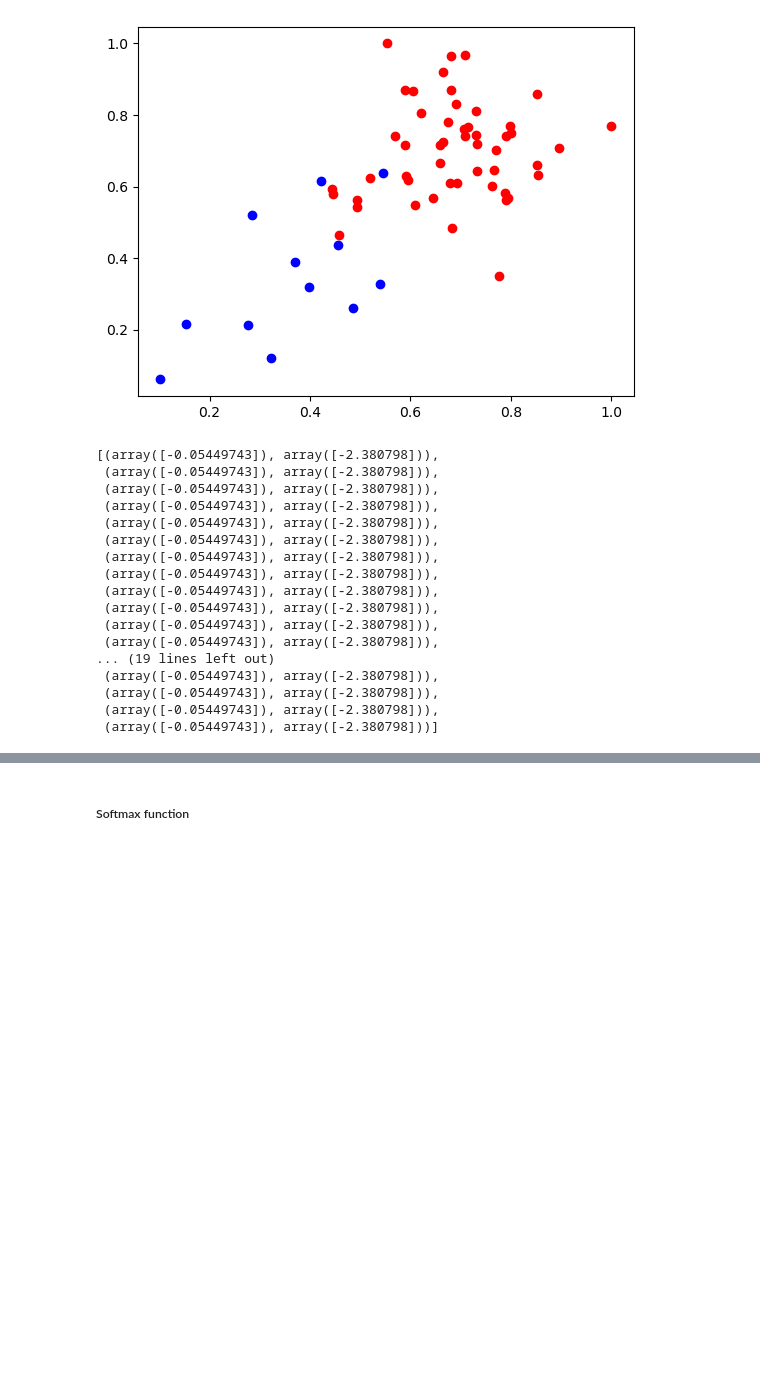
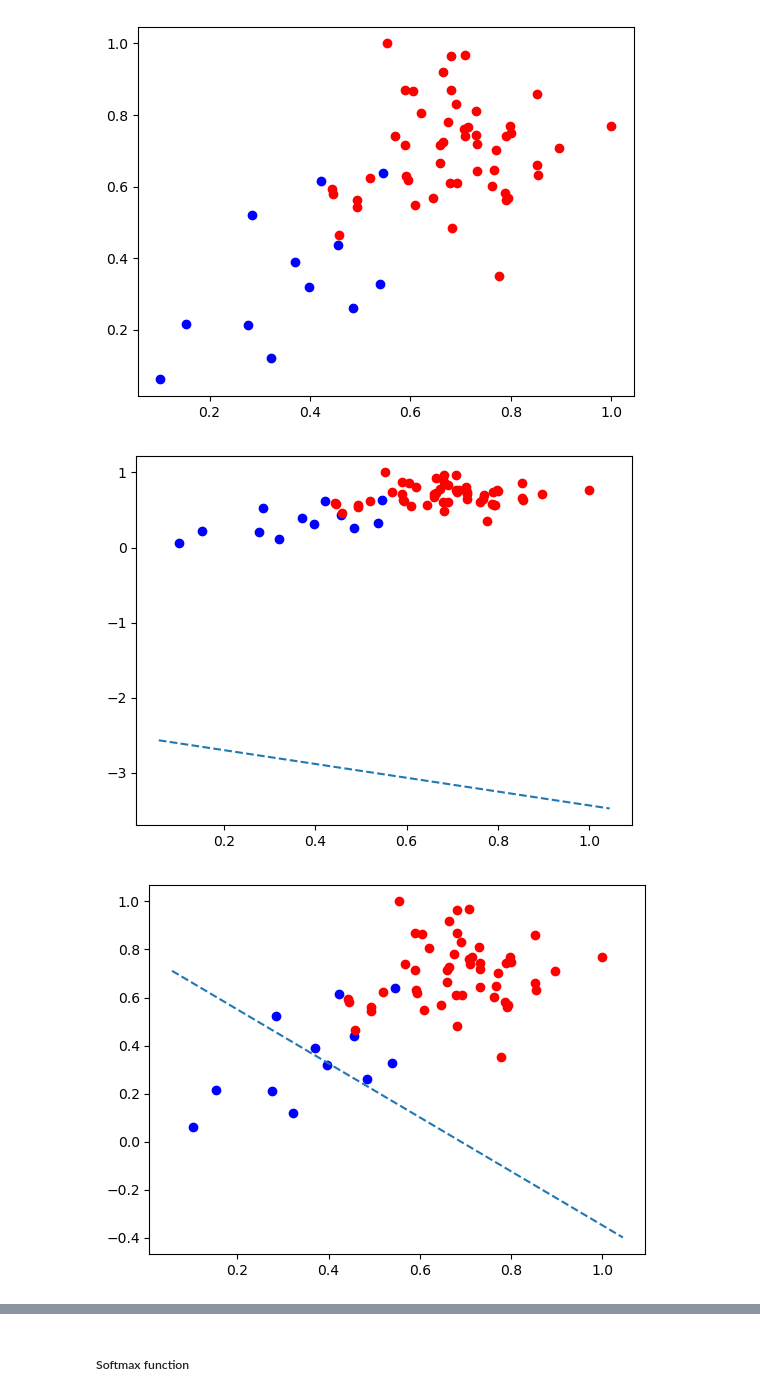
Before and after one commit to ashif-ali/Deep-Learning, a Jupyter notebook: Deep Learning Basics/Basic Perceptron.ipynb, the cells around one changed output, grey strips where cells are left out. Cells and saved outputs as stored; diff of their text form; code cells hidden in the pictures; blank space fills up the shorter version.

```diff
--- a/Deep Learning Basics/Basic Perceptron.ipynb
+++ b/Deep Learning Basics/Basic Perceptron.ipynb
@@ -64,21 +64,22 @@ def trainPerceptron(X, y, lr, n_epochs):
     return lines
-# %%
-trainPerceptron(X.T, y, lr=0.01, n_epochs=35)
-# %% [output]
-[(array([-0.05449743]), array([-2.380798])),
- (array([-0.05449743]), array([-2.380798])),
- (array([-0.05449743]), array([-2.380798])),
- (array([-0.05449743]), array([-2.380798])),
- (array([-0.05449743]), array([-2.380798])),
- (array([-0.05449743]), array([-2.380798])),
- (array([-0.05449743]), array([-2.380798])),
- (array([-0.05449743]), array([-2.380798])),
- (array([-0.05449743]), array([-2.380798])),
- (array([-0.05449743]), array([-2.380798])),
- (array([-0.05449743]), array([-2.380798])),
- (array([-0.05449743]), array([-2.380798])),
-... (19 lines left out)
- (array([-0.05449743]), array([-2.380798])),
- (array([-0.05449743]), array([-2.380798])),
- (array([-0.05449743]), array([-2.380798])),
- (array([-0.05449743]), array([-2.380798]))]
+# %%
+res = trainPerceptron(X.T, y, lr=0.1, n_epochs=10)
+
+
+
+def abline(slope, intercept):
+    """Plot a line from slope and intercept"""
+    axes = plt.gca()
+    x_vals = np.array(axes.get_xlim())
+    y_vals = intercept + slope * x_vals
+    plt.plot(x_vals, y_vals, '--')
+
+
+for i in range(len(res)):
+    plt.scatter(X[0][np.where(y==1)], X[1][np.where(y==1)], color='blue')
+    plt.scatter(X[0][np.where(y==0)], X[1][np.where(y==0)], color='red')
+    abline(res[i][0], res[i][1])
+    plt.show()
+# %% [output]
+[figure, added]
+[figure, added]
```
Also changed, not shown: parts of 3 cells of this notebook.
